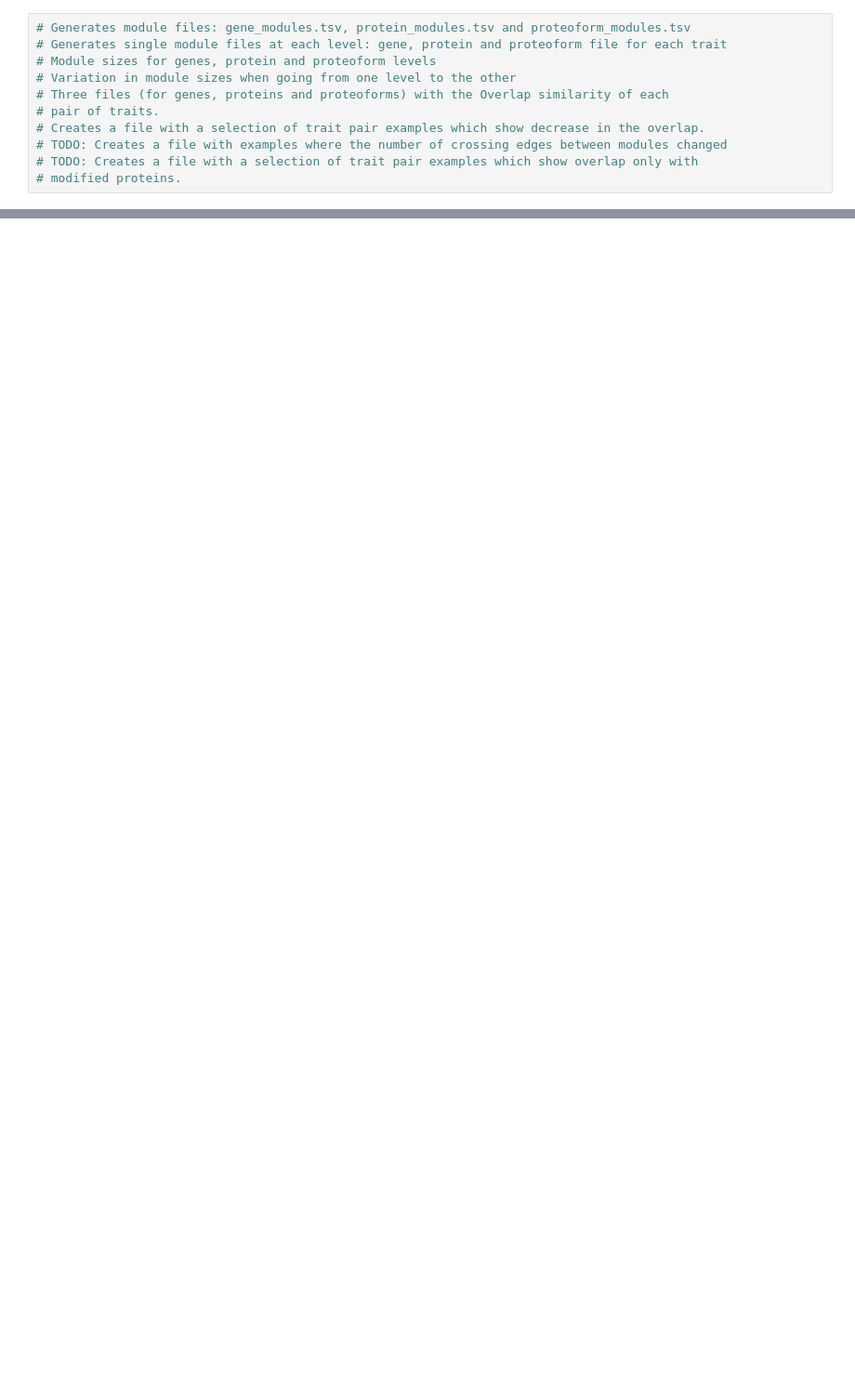
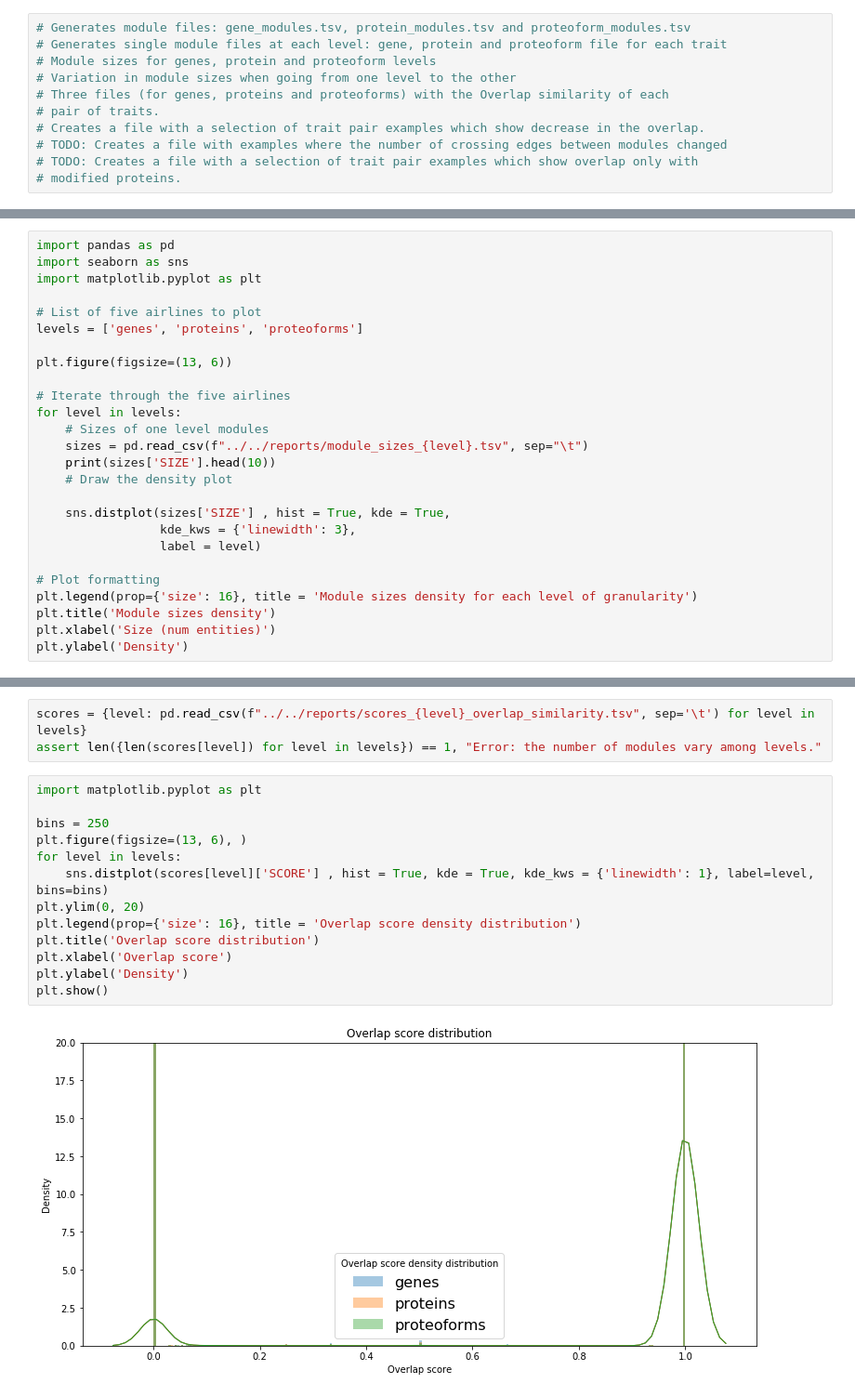
Before and after one commit to PathwayAnalysisPlatform/ProteoformNetworks, a Jupyter notebook: src/Python/overlap_analysis.ipynb, the cells around one changed output, grey strips where cells are left out. Shown: that part at 93% size. Drawn from its saved outputs; the diff is of its cells as text; blank space fills up the shorter version.

```diff
--- a/src/Python/overlap_analysis.ipynb
+++ b/src/Python/overlap_analysis.ipynb
@@ -83,0 +59,26 @@ Reading interactions in module  Neoplasms
+# %%
+import pandas as pd
+import seaborn as sns
+import matplotlib.pyplot as plt
+
+# List of five airlines to plot
+levels = ['genes', 'proteins', 'proteoforms']
+
+plt.figure(figsize=(13, 6))
+
+# Iterate through the five airlines
+for level in levels:
+    # Sizes of one level modules
+    sizes = pd.read_csv(f"../../reports/module_sizes_{level}.tsv", sep="\t")
+    print(sizes['SIZE'].head(10))
+    # Draw the density plot
+
+    sns.distplot(sizes['SIZE'] , hist = True, kde = True,
+                 kde_kws = {'linewidth': 3},
+                 label = level)
+
+# Plot formatting
+plt.legend(prop={'size': 16}, title = 'Module sizes density for each level of granularity')
+plt.title('Module sizes density')
+plt.xlabel('Size (num entities)')
+plt.ylabel('Density')
@@ -83,0 +148,18 @@ Reading interactions in module  Neoplasms
+# %%
+scores = {level: pd.read_csv(f"../../reports/scores_{level}_overlap_similarity.tsv", sep='\t') for level in levels}
+assert len({len(scores[level]) for level in levels}) == 1, "Error: the number of modules vary among levels."
+# %%
+import matplotlib.pyplot as plt
+
+bins = 250
+plt.figure(figsize=(13, 6), )
+for level in levels:
+    sns.distplot(scores[level]['SCORE'] , hist = True, kde = True, kde_kws = {'linewidth': 1}, label=level, bins=bins)
+plt.ylim(0, 20)
+plt.legend(prop={'size': 16}, title = 'Overlap score density distribution')
+plt.title('Overlap score distribution')
+plt.xlabel('Overlap score')
+plt.ylabel('Density')
+plt.show()
+# %% [output]
+[figure, added]
```
Also changed, not shown: parts of 14 cells of this notebook, 9 other files.
